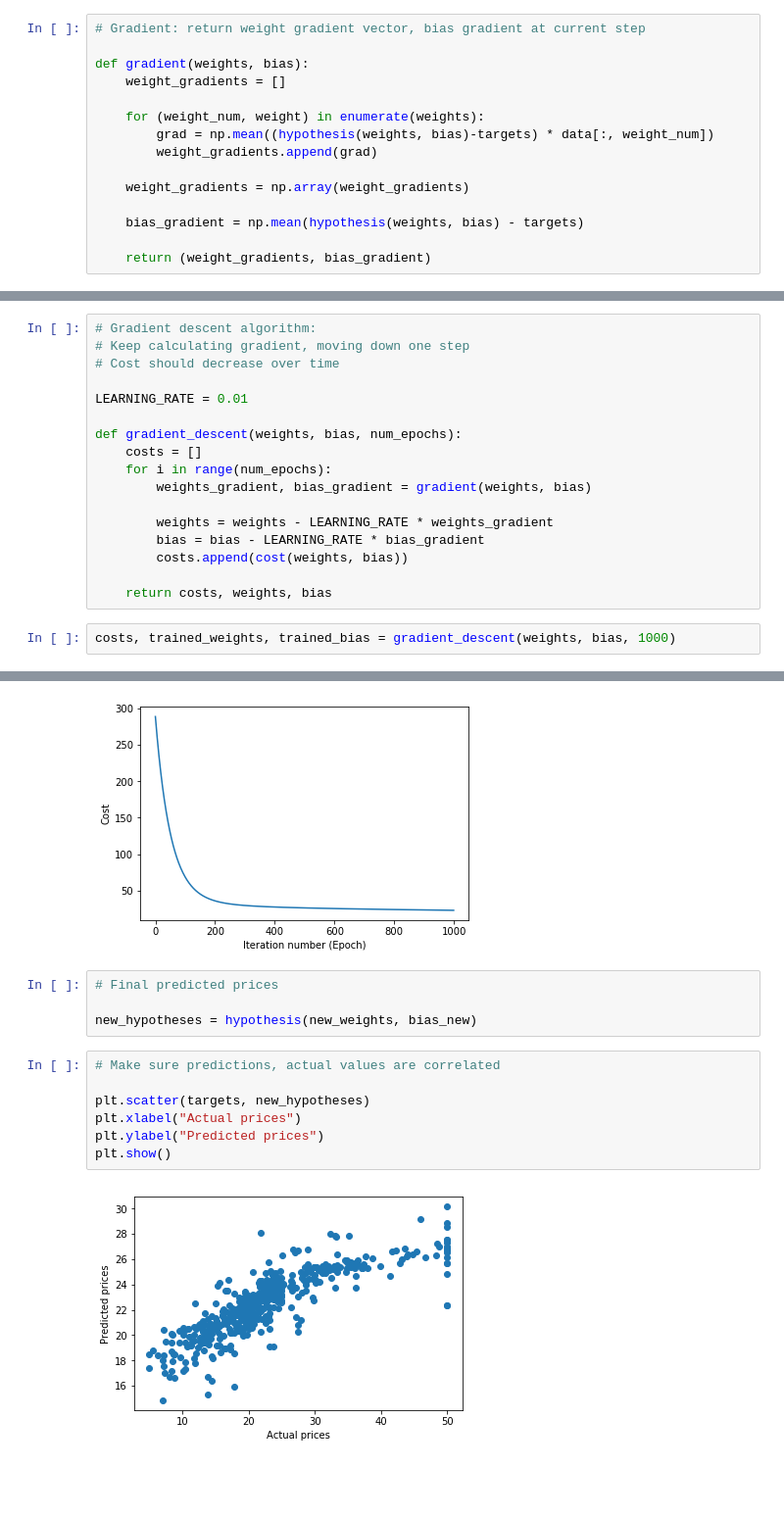
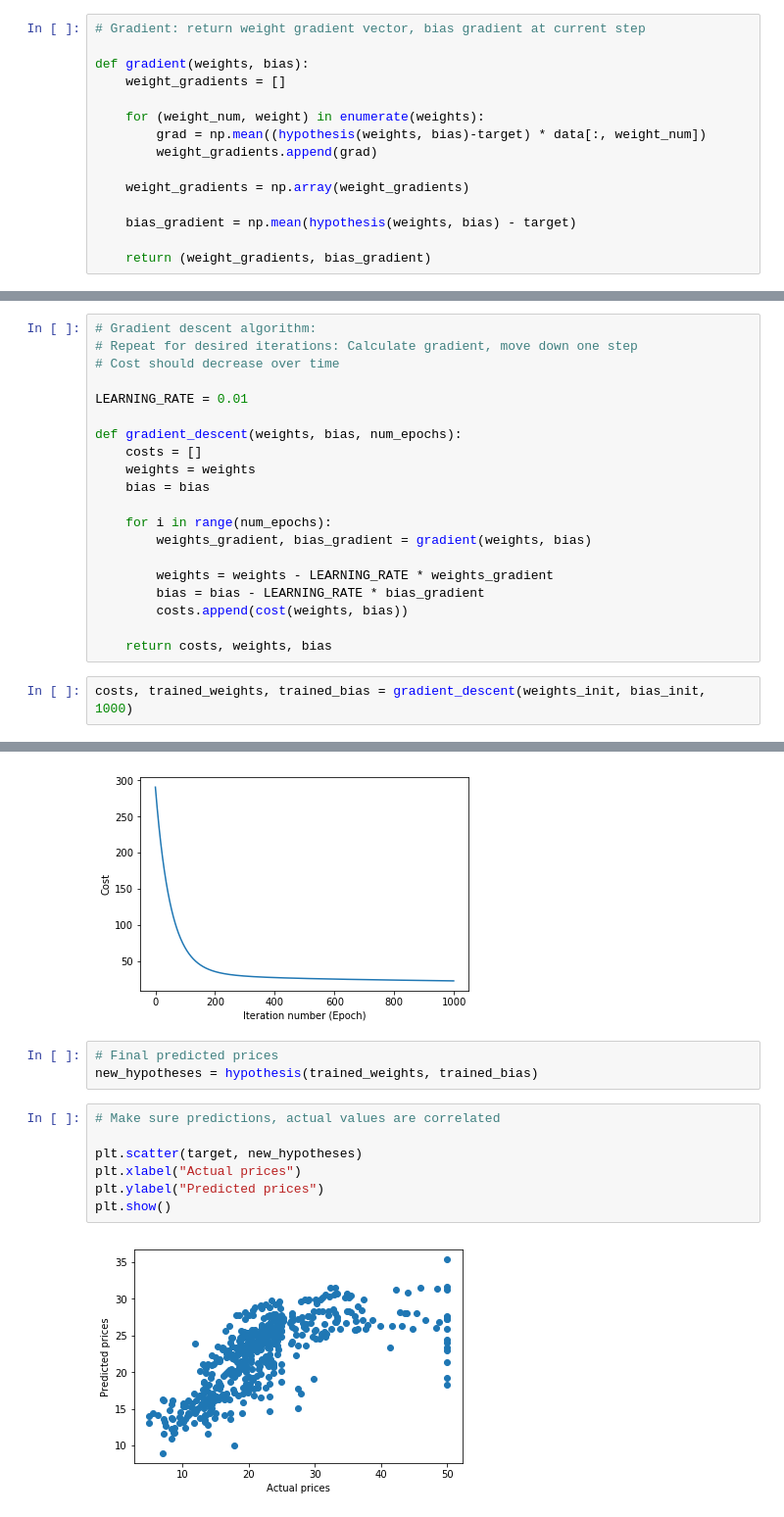
Before and after one commit to caisplusplus/fc18-linear-regression-workshop, a Jupyter notebook: LinReg.ipynb, the cells around one changed output, grey strips where cells are left out. Shown: that part at 98% size. Saved outputs shown, nothing was run; the diff lists cells and outputs as text; blank space fills up the shorter version.

```diff
--- a/LinReg.ipynb
+++ b/LinReg.ipynb
@@ -114,12 +116,12 @@ def gradient(weights, bias):
     weight_gradients = []
 
     for (weight_num, weight) in enumerate(weights):
-        grad = np.mean((hypothesis(weights, bias)-targets) * data[:, weight_num])
+        grad = np.mean((hypothesis(weights, bias)-target) * data[:, weight_num])
         weight_gradients.append(grad)
 
     weight_gradients = np.array(weight_gradients)
 
-    bias_gradient = np.mean(hypothesis(weights, bias) - targets)
+    bias_gradient = np.mean(hypothesis(weights, bias) - target)
 
     return (weight_gradients, bias_gradient)
 # %%
@@ -135,13 +137,16 @@ gradient(weights_init, bias_init)
 ## Part 3: Training the Model
 # %%
 # Gradient descent algorithm:
-# Keep calculating gradient, moving down one step
+# Repeat for desired iterations: Calculate gradient, move down one step
 # Cost should decrease over time
 
 LEARNING_RATE = 0.01
 
 def gradient_descent(weights, bias, num_epochs):
     costs = []
+    weights = weights
+    bias = bias
+
     for i in range(num_epochs):
         weights_gradient, bias_gradient = gradient(weights, bias)
 
@@ -151,4 +156,4 @@ def gradient_descent(weights, bias, num_epochs):
 
     return costs, weights, bias
 # %%
-costs, trained_weights, trained_bias = gradient_descent(weights, bias, 1000)
+costs, trained_weights, trained_bias = gradient_descent(weights_init, bias_init, 1000)
@@ -175,14 +182,13 @@ plt.show()
 [figure]
 # %%
 # Final predicted prices
-
-new_hypotheses = hypothesis(new_weights, bias_new)
+new_hypotheses = hypothesis(trained_weights, trained_bias)
 # %%
 # Make sure predictions, actual values are correlated
 
-plt.scatter(targets, new_hypotheses)
+plt.scatter(target, new_hypotheses)
 plt.xlabel("Actual prices")
 plt.ylabel("Predicted prices")
 plt.show()
 # %% [output]
-[figure, old version]
+[figure, new version]
```
Also changed, not shown: parts of 35 cells of this notebook.
